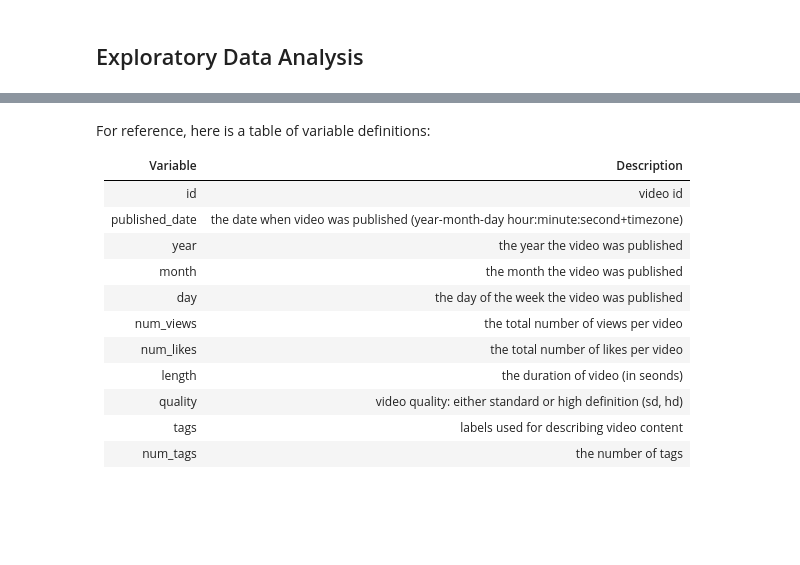
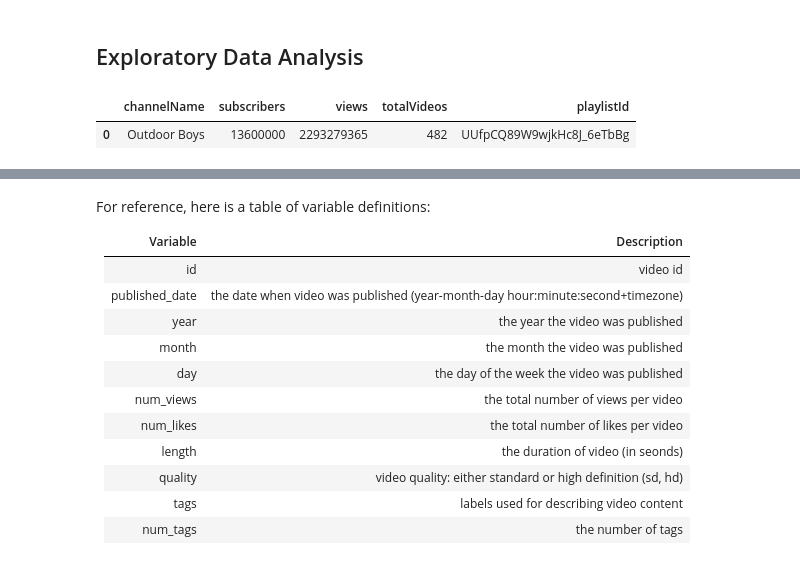
Before and after one commit to jakecreate/youtube_data_analysis, a Jupyter notebook: yt_video_performance.ipynb, the cells around one changed output, grey strips where cells are left out. Saved outputs shown, nothing was run; the diff lists cells and outputs as text; code cells hidden in the pictures; blank space fills up the shorter version.

```diff
--- a/yt_video_performance.ipynb
+++ b/yt_video_performance.ipynb
@@ -37,0 +54,20 @@ from dateutil import parser
+# %%
+# get channel stats
+all_data = []
+
+request = youtube.channels().list(
+    part="snippet,contentDetails,statistics",
+    id=','.join(channel_ids)
+)
+response = request.execute()
+
+for item in response['items']:
+    data = {'channelName': item['snippet']['title'],
+            'subscribers': item['statistics']['subscriberCount'],
+            'views': item['statistics']['viewCount'],
+            'totalVideos': item['statistics']['videoCount'],
+            'playlistId': item['contentDetails']['relatedPlaylists']['uploads']
+    }
+    all_data.append(data)
+
+channel_stats = pd.DataFrame(all_data)
@@ -87,2 +202,7 @@ df = df[['id', 'title', 'published_date', 'year', 'month', 'day', 'num_views', '
 # %% [markdown]
 ## Exploratory Data Analysis
+# %%
+channel_stats
+# %% [output]
+|  | channelName | subscribers | views | totalVideos | playlistId |
+| 0 | Outdoor Boys | 13600000 | 2293279365 | 482 | UUfpCQ89W9wjkHc8J_6eTbBg |
```
Also changed, not shown: parts of 42 cells of this notebook, 2 other files.
